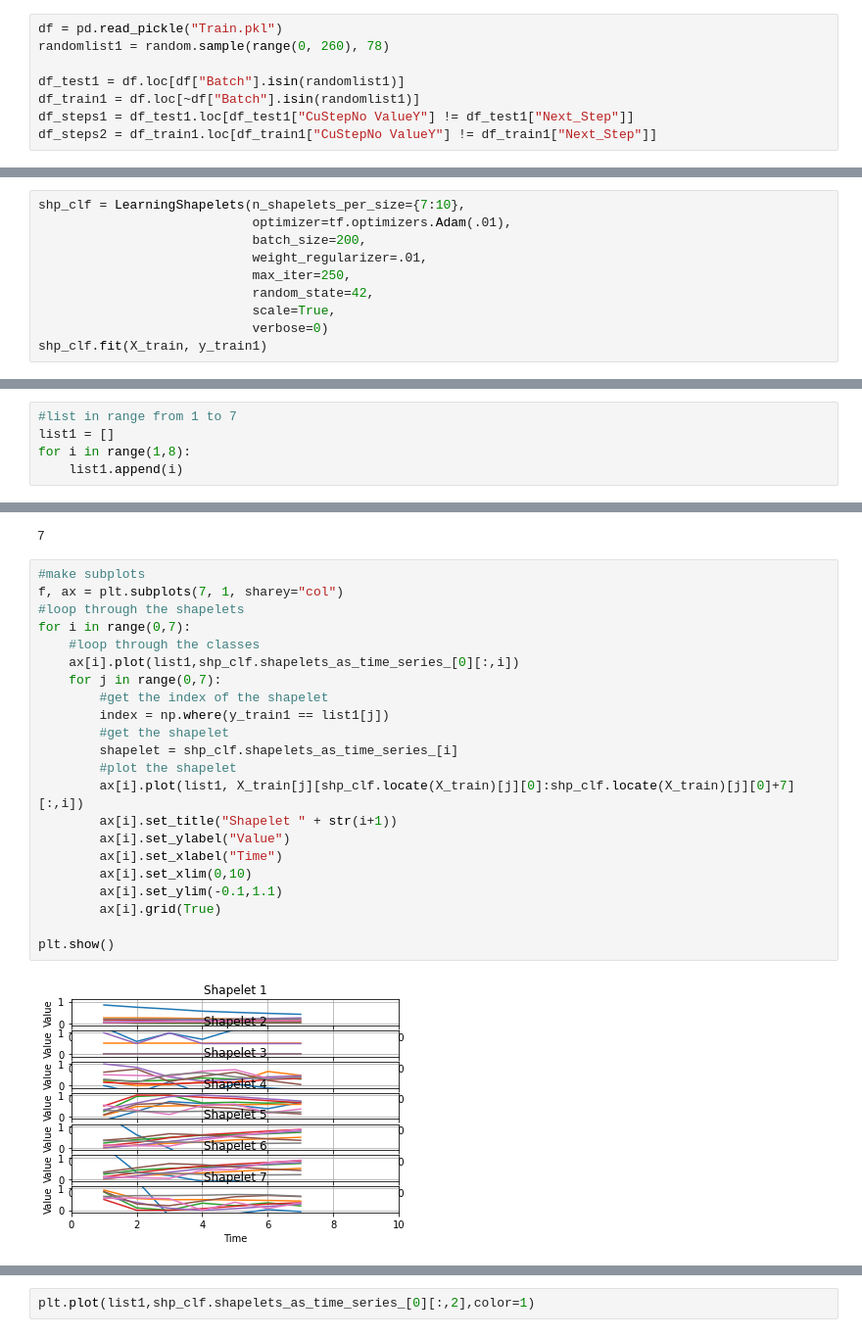
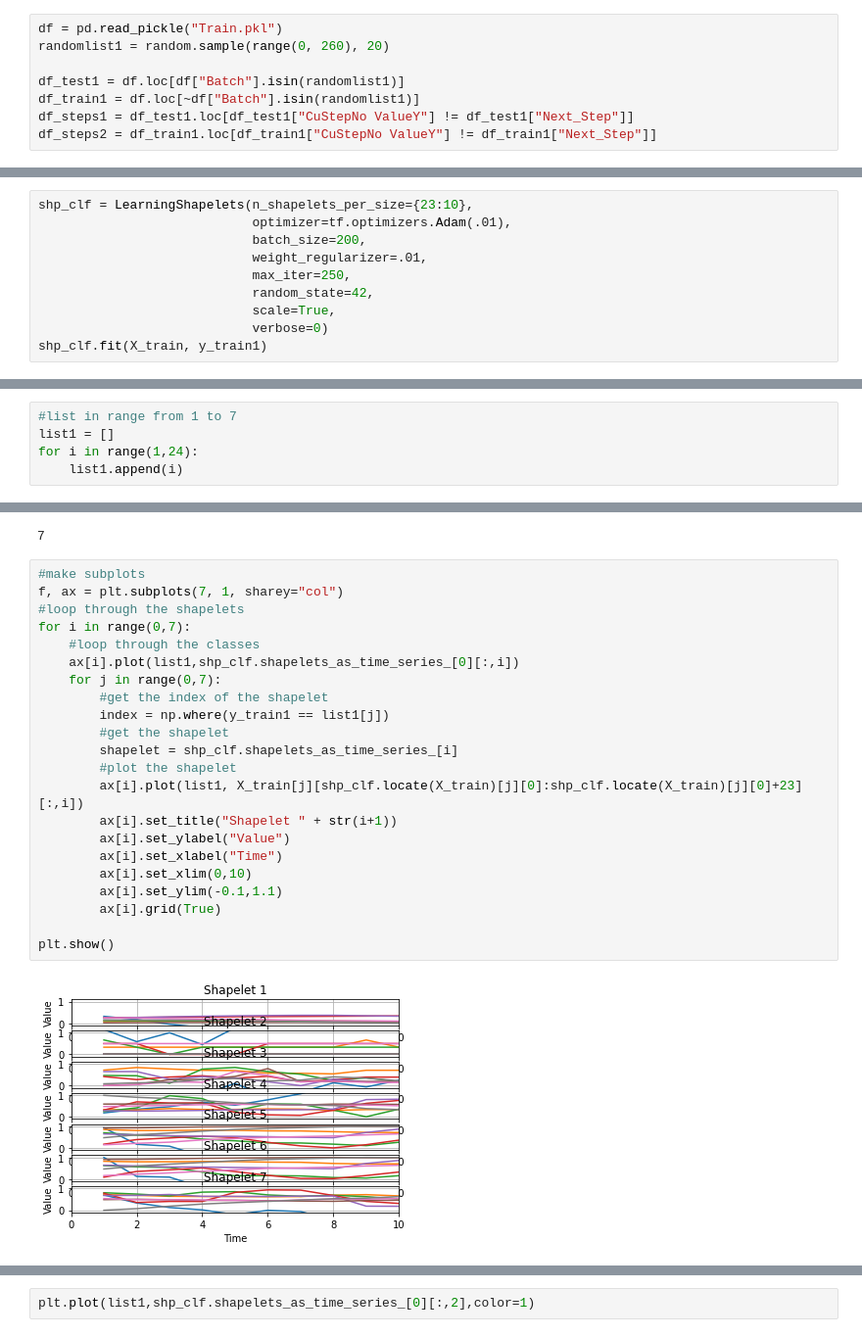
Before and after one commit to P-AEL/Analyse_von_Prozessdaten, a Jupyter notebook: Paul/Learning_Shapelets.ipynb, the cells around one changed output, grey strips where cells are left out. Shown at 98% size. Cells and saved outputs as stored; diff of their text form.

```diff
--- a/Paul/Learning_Shapelets.ipynb
+++ b/Paul/Learning_Shapelets.ipynb
@@ -24,7 +24,7 @@ from tslearn.datasets import UCR_UEA_datasets
 from tslearn.preprocessing import TimeSeriesResampler
 # %%
 df = pd.read_pickle("Train.pkl")
-randomlist1 = random.sample(range(0, 260), 78)
+randomlist1 = random.sample(range(0, 260), 20)
 
 df_test1 = df.loc[df["Batch"].isin(randomlist1)]
 df_train1 = df.loc[~df["Batch"].isin(randomlist1)]
@@ -79,7 +79,7 @@ y_test1.shape
 # %%
 {7:10}
 # %%
-shp_clf = LearningShapelets(n_shapelets_per_size={7:10},
+shp_clf = LearningShapelets(n_shapelets_per_size={23:10},
                             optimizer=tf.optimizers.Adam(.01),
                             batch_size=200,
                             weight_regularizer=.01,
@@ -175,7 +175,7 @@ scaler._X_fit_dims
 # %%
 #list in range from 1 to 7
 list1 = []
-for i in range(1,8):
+for i in range(1,24):
     list1.append(i)
 # %%
 list1
@@ -194,27 +194,27 @@ int(y_train1[0:1])
 # %%
 #make subplots
 f, ax = plt.subplots(7, 1, sharey="col")
 #loop through the shapelets
 for i in range(0,7):
     #loop through the classes
     ax[i].plot(list1,shp_clf.shapelets_as_time_series_[0][:,i])
     for j in range(0,7):
         #get the index of the shapelet
         index = np.where(y_train1 == list1[j])
         #get the shapelet
         shapelet = shp_clf.shapelets_as_time_series_[i]
         #plot the shapelet
-        ax[i].plot(list1, X_train[j][shp_clf.locate(X_train)[j][0]:shp_clf.locate(X_train)[j][0]+7][:,i])
+        ax[i].plot(list1, X_train[j][shp_clf.locate(X_train)[j][0]:shp_clf.locate(X_train)[j][0]+23][:,i])
         ax[i].set_title("Shapelet " + str(i+1))
         ax[i].set_ylabel("Value")
         ax[i].set_xlabel("Time")
         ax[i].set_xlim(0,10)
         ax[i].set_ylim(-0.1,1.1)
         ax[i].grid(True)
 
 plt.show()
 # %% [output]
-[figure, old version]
+[figure, new version]
 # %%
 
 plt.plot(list1,shp_clf.shapelets_as_time_series_[0][:,2])
```
Also changed, not shown: parts of 7 cells of this notebook, 1 other file.
